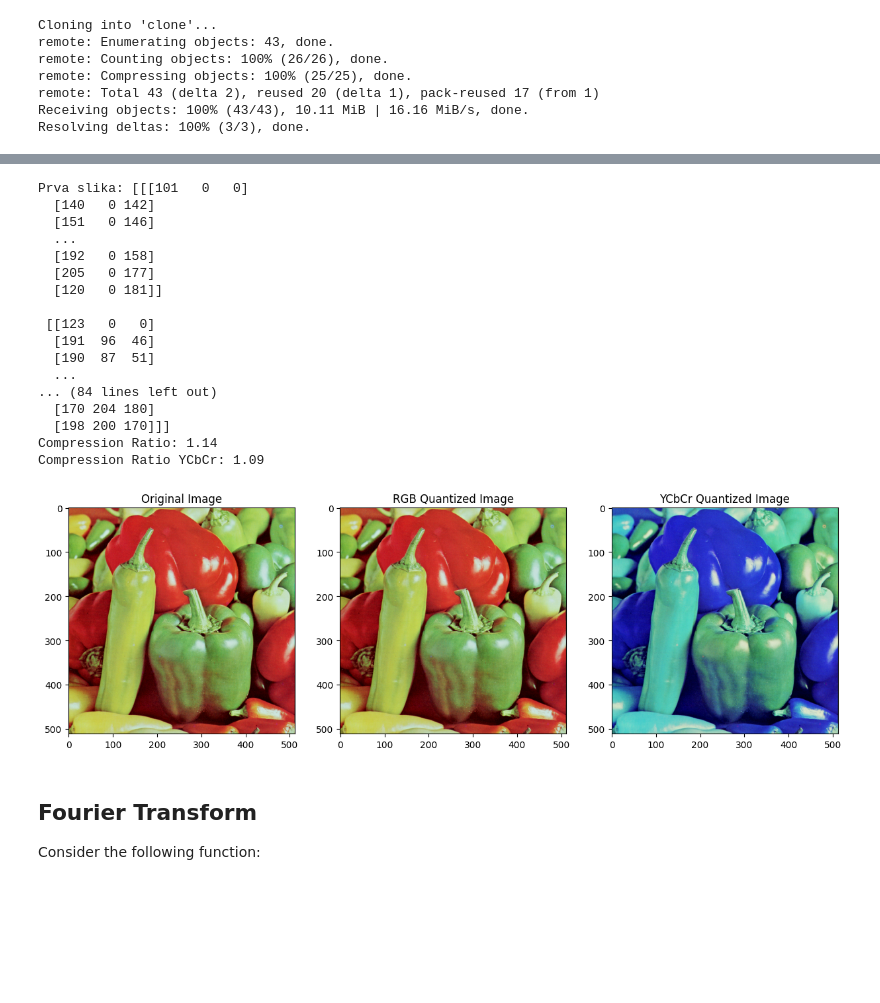
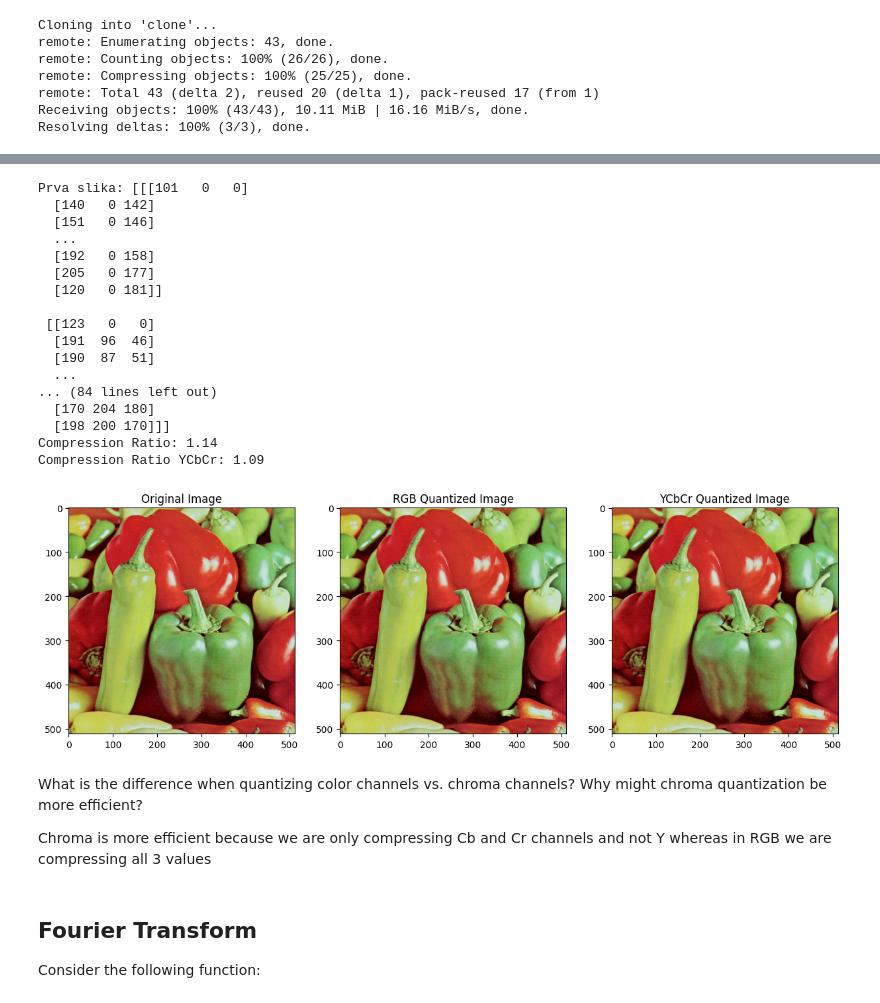
Before and after one commit to ferit-osirv/lab-3-23-24-AntonioBerecic, a Jupyter notebook: lab3.ipynb, the cells around one changed output, grey strips where cells are left out. Cells and saved outputs as stored; diff of their text form; code cells hidden in the pictures; blank space fills up the shorter version.

```diff
--- a/lab3.ipynb
+++ b/lab3.ipynb
@@ -84,7 +84,7 @@ compression_ratio_YCbCr = original_size / quantized_bits_ycbcr
 print(f"Compression Ratio YCbCr: {compression_ratio_YCbCr:.2f}")
 
 # Convert the quantized YCbCr image back to RGB for display
-image_rgb_quantized = cv.cvtColor(image_YCbCr_quantized, cv.COLOR_YCrCb2BGR)
+image_rgb_quantized = cv.cvtColor(image_YCbCr_quantized, cv.COLOR_YCrCb2RGB)
 
 plt.figure(figsize=(15, 5))  # Adjust figure size as needed
 
@@ -92,34 +92,38 @@ plt.subplot(1, 3, 1)
 plt.imshow(image_rgb)
 plt.title('Original Image')
 
 plt.subplot(1, 3, 2)
 plt.imshow(image_quantized)
 plt.title('RGB Quantized Image')
 
 plt.subplot(1, 3, 3)
 plt.imshow(image_rgb_quantized)
 plt.title('YCbCr Quantized Image')
 
 plt.show()
 # %% [output]
 Prva slika: [[[101   0   0]
   [140   0 142]
   [151   0 146]
   ...
   [192   0 158]
   [205   0 177]
   [120   0 181]]
 
  [[123   0   0]
   [191  96  46]
   [190  87  51]
   ...
 ... (84 lines left out)
   [170 204 180]
   [198 200 170]]]
 Compression Ratio: 1.14
 Compression Ratio YCbCr: 1.09
-[figure, old version]
+[figure, new version]
+# %% [markdown]
+What is the difference when quantizing color channels vs. chroma channels? Why might chroma quantization be more efficient?
+
+Chroma is more efficient because we are only compressing Cb and Cr channels and not Y whereas in RGB we are compressing all 3 values
 # %% [markdown]
 ## Fourier Transform
 
```
Also changed, not shown: parts of 3 cells of this notebook.
